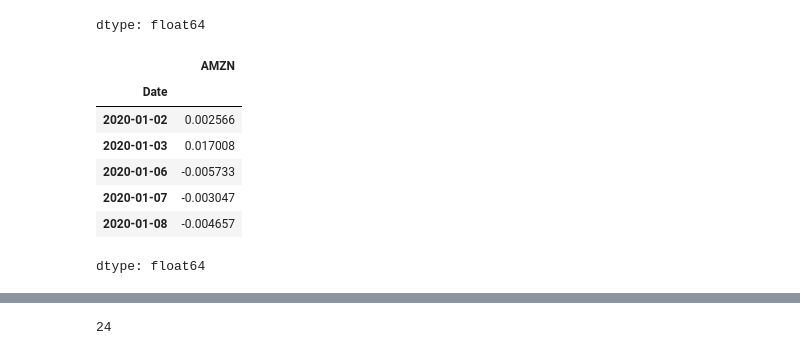
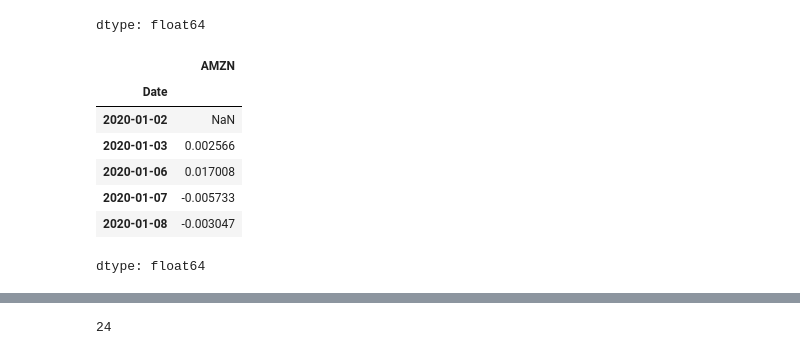
Before and after one commit to robanc/stock-markets-analytics-zoomcamp, a Jupyter notebook: 01-intro-and-data-sources/homework1.ipynb, the cells around one changed output, grey strips where cells are left out. Saved outputs shown, nothing was run; the diff lists cells and outputs as text; code cells hidden in the pictures.

Commit message:
Created using Colab - Fix Question 4 earnings return calculation

```diff
--- a/01-intro-and-data-sources/homework1.ipynb
+++ b/01-intro-and-data-sources/homework1.ipynb
@@ -1340,17 +1340,19 @@ amzn_close.head()
 | 2020-01-08 | 94.598503 |
 dtype: float64
 # %%
-two_day_return = amzn_close.shift(-2) / amzn_close - 1
+two_day_centered_return = (
+    amzn_close.shift(-1) / amzn_close.shift(1)
+) - 1
 
-two_day_return.head()
+two_day_centered_return.head()
 # %% [output]
 |  | AMZN |
 | Date |  |
-| 2020-01-02 | 0.002566 |
-| 2020-01-03 | 0.017008 |
-| 2020-01-06 | -0.005733 |
-| 2020-01-07 | -0.003047 |
-| 2020-01-08 | -0.004657 |
+| 2020-01-02 | NaN |
+| 2020-01-03 | 0.002566 |
+| 2020-01-06 | 0.017008 |
+| 2020-01-07 | -0.005733 |
+| 2020-01-08 | -0.003047 |
 dtype: float64
 # %%
 earnings_clean["Date"] = pd.to_datetime(
```
Also changed, not shown: parts of 26 cells of this notebook.
